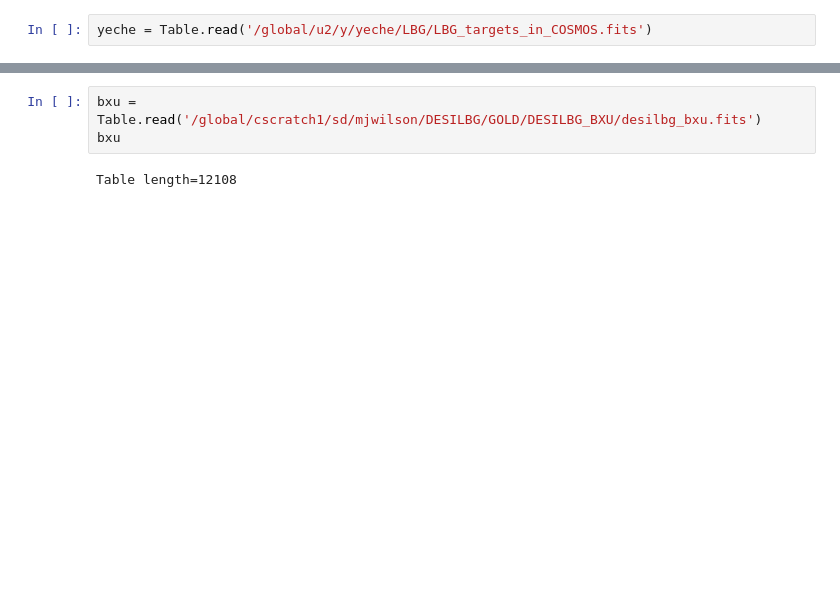
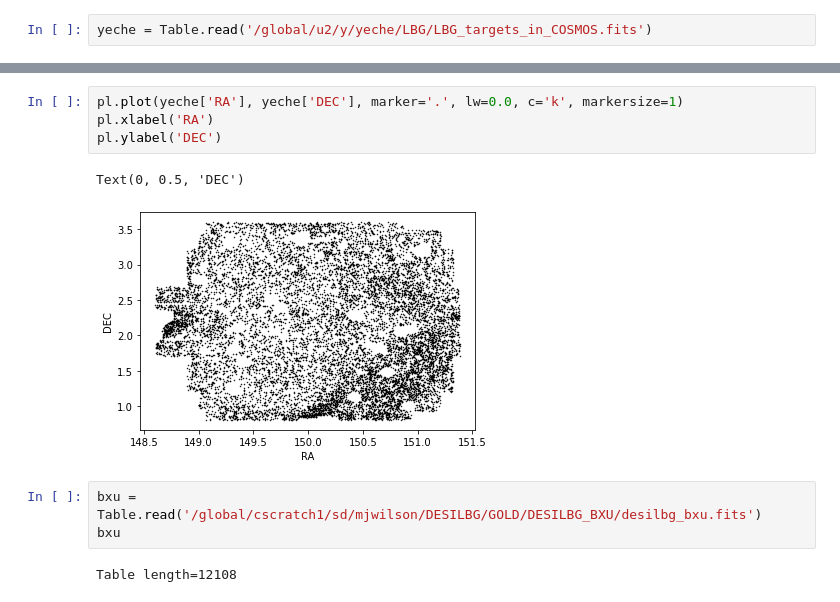
Before and after one commit to michaelJwilson/DESILBG, a Jupyter notebook: gold/yeche.ipynb, the cells around one changed output, grey strips where cells are left out. Saved outputs shown, nothing was run; the diff lists cells and outputs as text; blank space fills up the shorter version.

```diff
--- a/gold/yeche.ipynb
+++ b/gold/yeche.ipynb
@@ -33,6 +35,13 @@ Table length=12851
 | 150.89492882065647 | 2.980910581647525 | 0.0 | 0.0 | 0.0 | False | 25.425277003348647 | 0.04129965560193649 | 24.461 | 0.02 | 24.219 | 0.025 | ... |
 | 151.02072875596647 | 3.06603978515443 | 0.0 | 0.0 | 0.0 | False | 25.456 | 0.033 | 24.142 | 0.012 | 23.881 | 0.014 | ... |
 | 151.07689320761486 | 3.035293912207819 | 0.0 | 0.0 | 0.0 | False | 26.262 | 0.119 | 24.692 | 0.035 | 24.162 | 0.034 | ... |
+# %%
+pl.plot(yeche['RA'], yeche['DEC'], marker='.', lw=0.0, c='k', markersize=1)
+pl.xlabel('RA')
+pl.ylabel('DEC')
+# %% [output]
+Text(0, 0.5, 'DEC')
+[figure, added]
 # %%
 bxu = Table.read('/global/cscratch1/sd/mjwilson/DESILBG/GOLD/DESILBG_BXU/desilbg_bxu.fits')
 bxu
```
Also changed, not shown: parts of 20 cells of this notebook, 2 other files.
